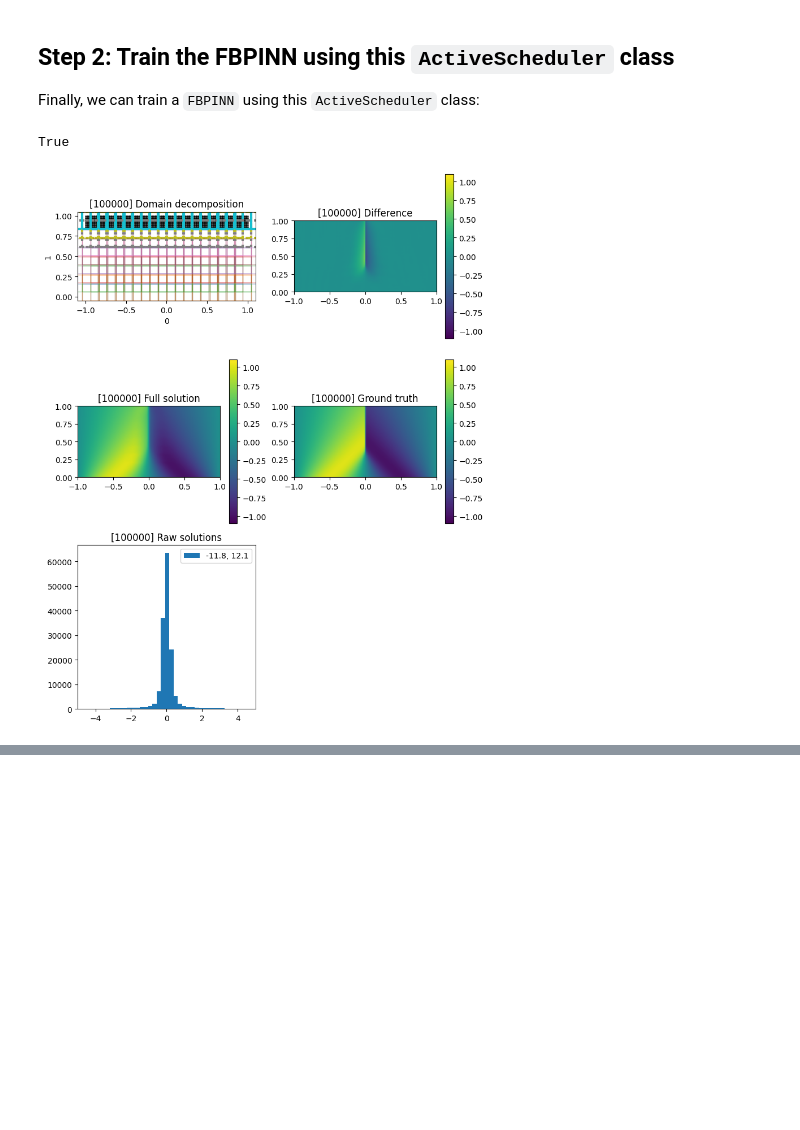
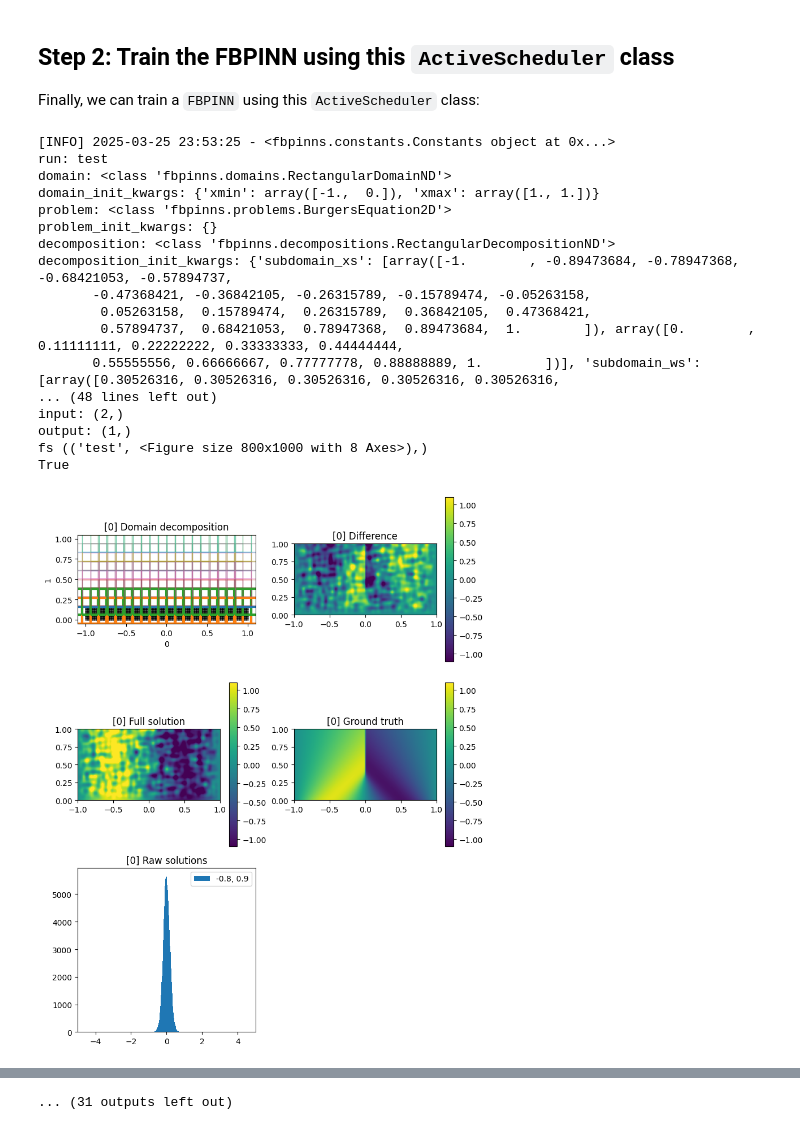
Before and after one commit to sallsdagrate/FBPINNs, a Jupyter notebook: examples/4. Using subdomain scheduling - (1+1)D Burgers' equation.ipynb, the cells around one changed output, grey strips where cells are left out. Saved outputs shown, nothing was run; the diff lists cells and outputs as text; code cells hidden in the pictures; blank space fills up the shorter version.

```diff
--- a/examples/4. Using subdomain scheduling - (1+1)D Burgers' equation.ipynb
+++ b/examples/4. Using subdomain scheduling - (1+1)D Burgers' equation.ipynb
@@ -112,32 +112,48 @@ c = Constants(
     problem_init_kwargs = dict(),
     decomposition=RectangularDecompositionND,
     decomposition_init_kwargs=dict(
         subdomain_xs=subdomain_xs,
         subdomain_ws=get_subdomain_ws(subdomain_xs, 2.9),
         unnorm=(0.,3.),
     ),
     # network=FCN,
     # network_init_kwargs = dict(
     #     layer_sizes = (2, 16, 1),
     # ),
     network=ChebyshevKAN,# place a fully-connected network in each subdomain
     network_init_kwargs=dict(
         input_dim=2,
         output_dim=1,
         degree=9
     ),
     scheduler = LineSchedulerRectangularND,
     scheduler_kwargs = dict(
         point=[0.], iaxis=0,
     ),
     ns=((200,100),),
     n_test=(200,100),
     n_steps=100000,
-    clear_output=True,
+    clear_output=False,
 )
 
 run = FBPINNTrainer(c)
 all_params = run.train()
 # %% [output]
+[INFO] 2025-03-25 23:53:25 - <fbpinns.constants.Constants object at 0x...>
+run: test
+domain: <class 'fbpinns.domains.RectangularDomainND'>
+domain_init_kwargs: {'xmin': array([-1.,  0.]), 'xmax': array([1., 1.])}
+problem: <class 'fbpinns.problems.BurgersEquation2D'>
+problem_init_kwargs: {}
+decomposition: <class 'fbpinns.decompositions.RectangularDecompositionND'>
+decomposition_init_kwargs: {'subdomain_xs': [array([-1.        , -0.89473684, -0.78947368, -0.68421053, -0.57894737,
+       -0.47368421, -0.36842105, -0.26315789, -0.15789474, -0.05263158,
+        0.05263158,  0.15789474,  0.26315789,  0.36842105,  0.47368421,
+        0.57894737,  0.68421053,  0.78947368,  0.89473684,  1.        ]), array([0.        , 0.11111111, 0.22222222, 0.33333333, 0.44444444,
+       0.55555556, 0.66666667, 0.77777778, 0.88888889, 1.        ])], 'subdomain_ws': [array([0.30526316, 0.30526316, 0.30526316, 0.30526316, 0.30526316,
+... (48 lines left out)
+input: (2,)
+output: (1,)
+fs (('test', <Figure size 800x1000 with 8 Axes>),)
 True
-[figure, old version]
+[figure, new version]
@@ -144,0 +220 @@ True
+... (31 outputs left out)
```
Also changed, not shown: parts of 1 cell of this notebook, 2 other files.
